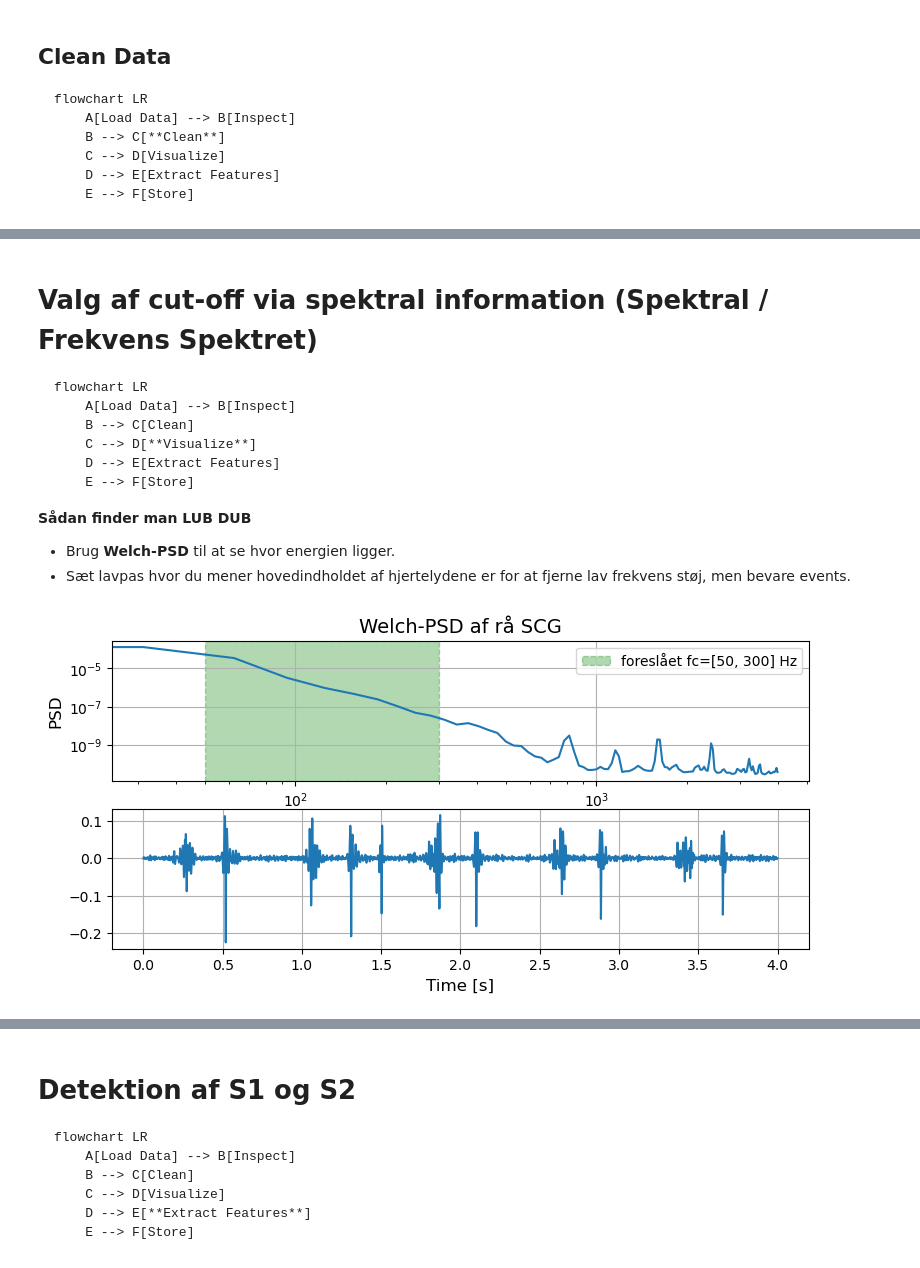
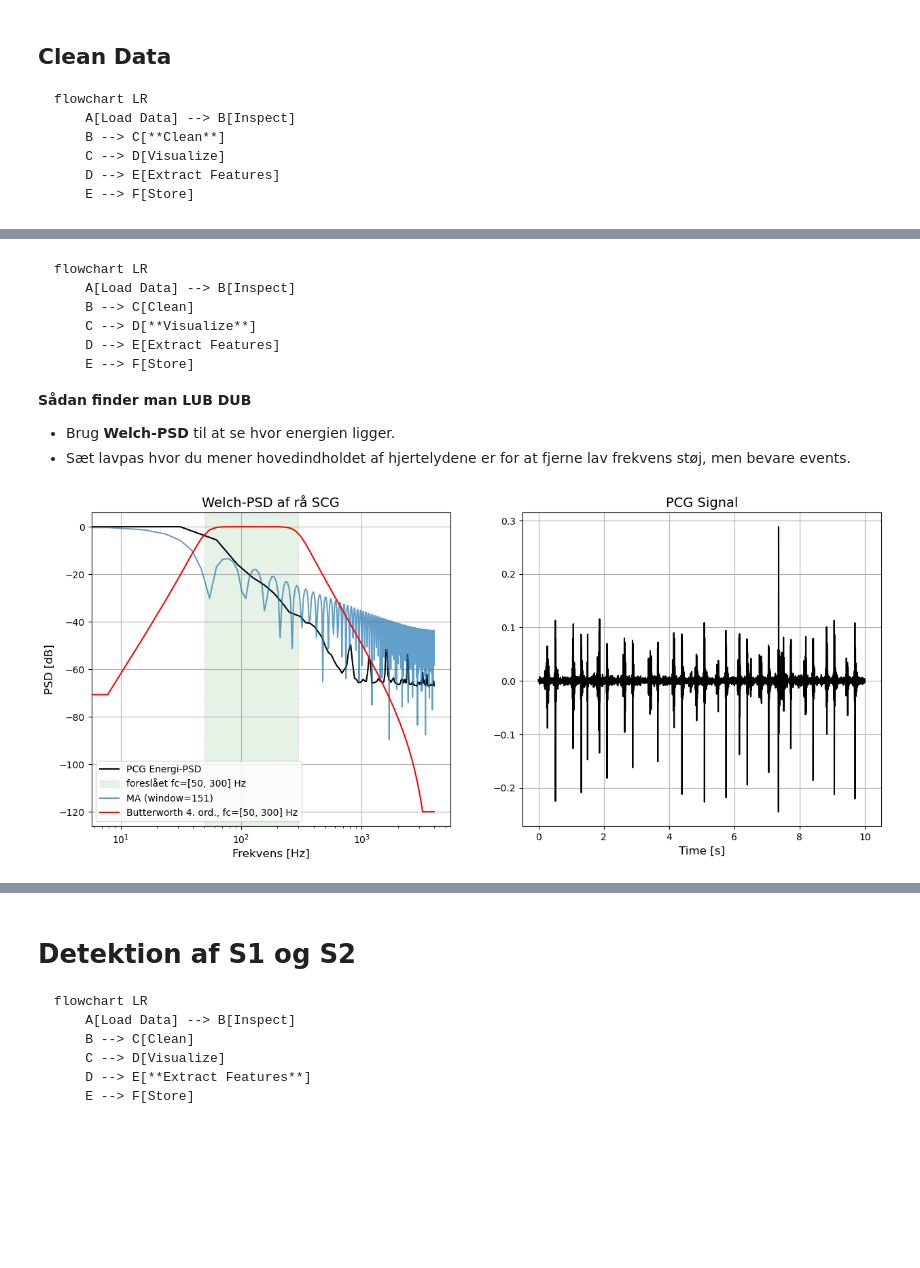
Before and after one commit to AAU-ST2-Programming/signals_2, a Jupyter notebook: Lecture6_SCG_Filtering_FeatureTiming_v2.ipynb, the cells around one changed output, grey strips where cells are left out. Drawn from its saved outputs; the diff is of its cells as text; code cells hidden in the pictures; blank space fills up the shorter version.

````diff
--- a/Lecture6_SCG_Filtering_FeatureTiming_v2.ipynb
+++ b/Lecture6_SCG_Filtering_FeatureTiming_v2.ipynb
@@ -252,20 +344,0 @@ flowchart LR
-# %%
-# Frekvensrespons (intuitiv sammenligning)
-
-from scipy.signal import butter, freqz
-fs=8000
-w_ma = np.ones(window)/window
-# MA frekvensrespons via FFT af kernel
-W = np.fft.rfft(w_ma, 1024)
-f = np.fft.rfftfreq(1024, d=1/fs)
-fc = [50,300]
-b, a = butter(4, fc, fs=fs, btype='bandpass')
-w, H = freqz(b, a, fs=fs)
-
-plt.semilogx(f, 20*np.log10(np.maximum(np.abs(W), 1e-6)), label='MA (N=%d)'%window)
-plt.semilogx(w, 20*np.log10(np.maximum(np.abs(H), 1e-6)), label='Butterworth 4. ord., 15 Hz')
-plt.title('Magnitude-respons (dB) – MA vs. Butterworth')
-plt.xlabel('Frekvens [Hz] (log)')
-plt.ylabel('Amplitude [dB]')
-plt.legend()
-plt.show()
@@ -274,6 +345,4 @@ plt.show()
 # %% [markdown]
-# Valg af cut-off via spektral information (Spektral / Frekvens Spektret)
-
 
 ```mermaid
 flowchart LR
@@ -290,30 +359,49 @@ flowchart LR
 # %%
 # Welch-PSD for at motivere cut-off
 
-from scipy.signal import welch
+from scipy.signal import butter, freqz, filtfilt, welch
+fs=8000
+w_ma = np.ones(window)/window
+# MA frekvensrespons via FFT af kernel
+W_m = np.fft.rfft(w_ma, 1024)
+f_ma = np.fft.rfftfreq(1024, d=1/fs)
+fc = [50,300]
+b, a = butter(4, fc, fs=fs, btype='bandpass')
+w, H = freqz(b, a, fs=fs)
+
+filter_XY_MA = (f_ma, 20*np.log10(np.maximum(np.abs(W_m), 1e-6)), f'MA ({window=})')
+filter_XY_Butterworth = (w, 20*np.log10(np.maximum(np.abs(H), 1e-6)), f'Butterworth 4. ord., {fc=} Hz')
+
+
 f, Pxx = welch(x, fs=fs)
+# convert Pxx to dB
+#ensure that Pxx starts at 0db
+Pxx = Pxx / np.max(Pxx)
+Pxx_dB = 10 * np.log10(Pxx + 1e-12)  # Adding a small value to avoid log(0)
 
 # Butterworth zero-phase
 b, a = butter(4, fc, fs=fs, btype='bandpass') # type: ignore
 lubdub = filtfilt(b, a, x)
 t_lubdub = np.linspace(0,len(lubdub)/fs, len(lubdub))
 # Visualize
-fig,axs = plt.subplots(2,1)
-axs[0].semilogy(f, Pxx)
-axs[0].axvspan(xmin=fc[0],xmax=fc[1], color='green', linestyle='--', label=f'foreslået fc={[50,300]} Hz', alpha=0.3)
+fig,axs = plt.subplots(1,2, figsize=(15,6))
+axs[0].semilogx(f, Pxx_dB, label='PCG Energi-PSD', color='black')
+axs[0].axvspan(xmin=fc[0],xmax=fc[1], color='green', linestyle='--', label=f'foreslået {fc=} Hz', alpha=0.1)
+axs[0].semilogx(filter_XY_MA[0], filter_XY_MA[1], label=filter_XY_MA[2], alpha=0.7)
+axs[0].semilogx(filter_XY_Butterworth[0], filter_XY_Butterworth[1], label=filter_XY_Butterworth[2],  color='red')
 axs[0].set_title('Welch-PSD af rå SCG')
 axs[0].set_xlabel('Frekvens [Hz]')
 axs[0].set_xscale("log")
-axs[0].set_ylabel('PSD')
+axs[0].set_ylabel('PSD [dB]')
 axs[0].legend()
-axs[1].plot(t_lubdub,lubdub)
-#axs[1].set_title('Filtered Signal')
+axs[1].plot(t_lubdub,lubdub, color='black')
+axs[1].set_title('PCG Signal')
 axs[1].set_xlabel('Time [s]')
 
 
 plt.show()
 # %% [output]
-[figure, old version]
+[figure, new version]
 # %%
 
 from IPython.display import Audio
````
Also changed, not shown: parts of 45 cells of this notebook, 4 other files.
